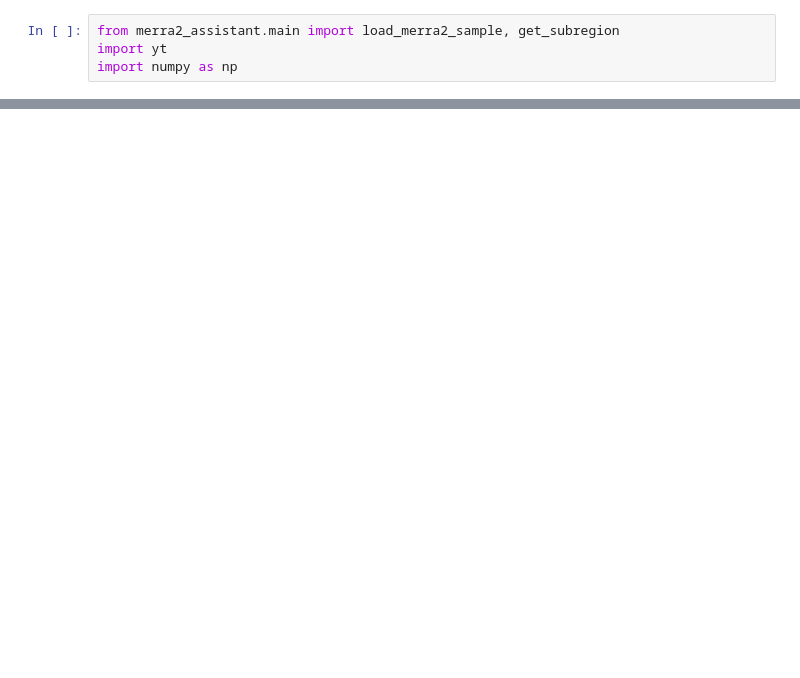
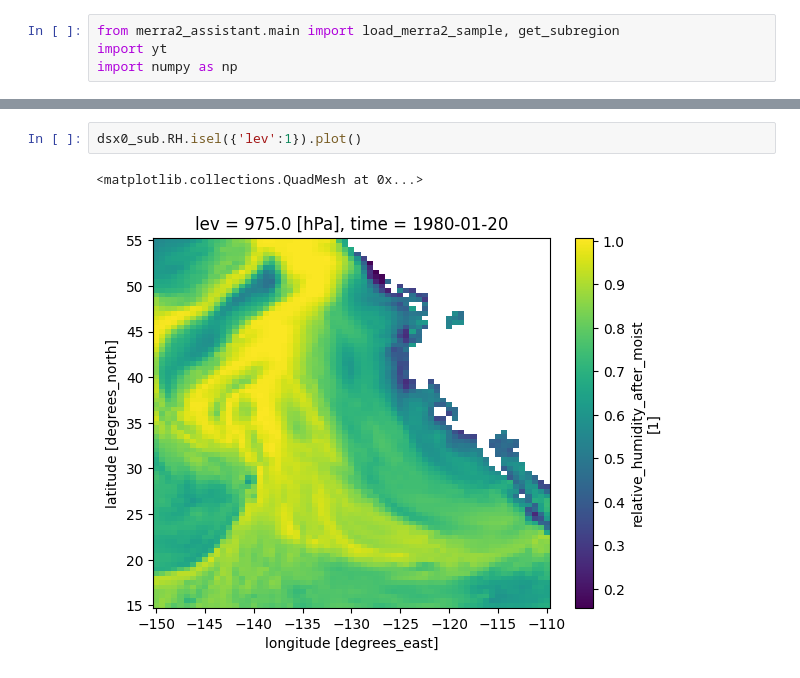
Before and after one commit to data-exp-lab/yt_xarray_NASA_SMD_2024, a Jupyter notebook: code/merra2-embedded-H-interp.ipynb, the cells around one changed output, grey strips where cells are left out. Cells and saved outputs as stored; diff of their text form; blank space fills up the shorter version.

```diff
--- a/code/merra2-embedded-H-interp.ipynb
+++ b/code/merra2-embedded-H-interp.ipynb
@@ -35,0 +31,5 @@ dsx0.T.isel({'lev':33}).plot()
+# %%
+dsx0_sub.RH.isel({'lev':1}).plot()
+# %% [output]
+<matplotlib.collections.QuadMesh at 0x...>
+[figure, added]
```
Also changed, not shown: parts of 25 cells of this notebook, 5 other files.
